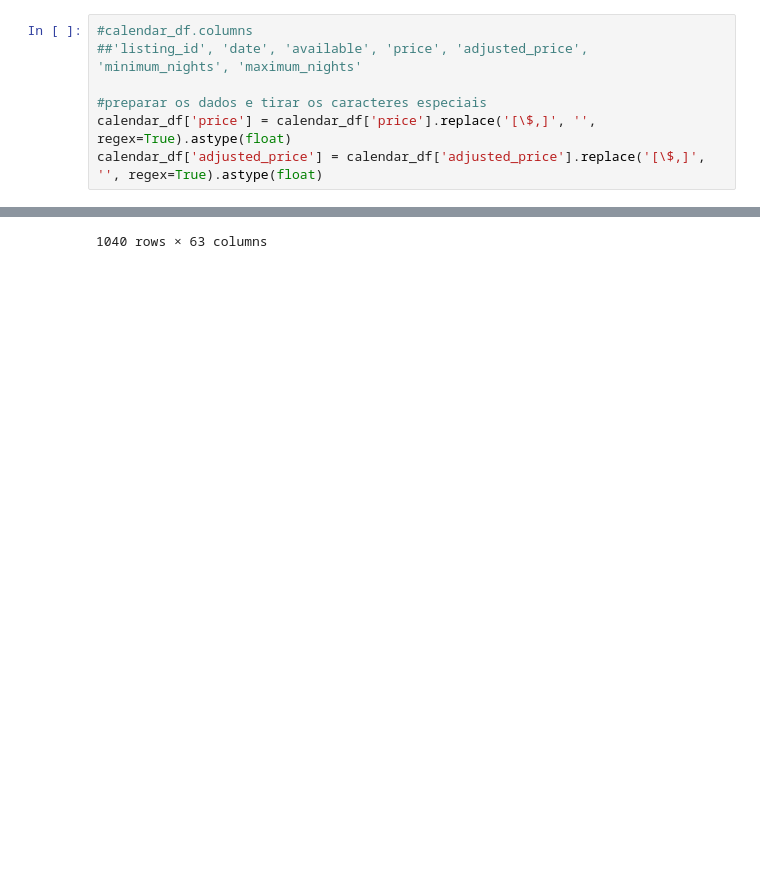
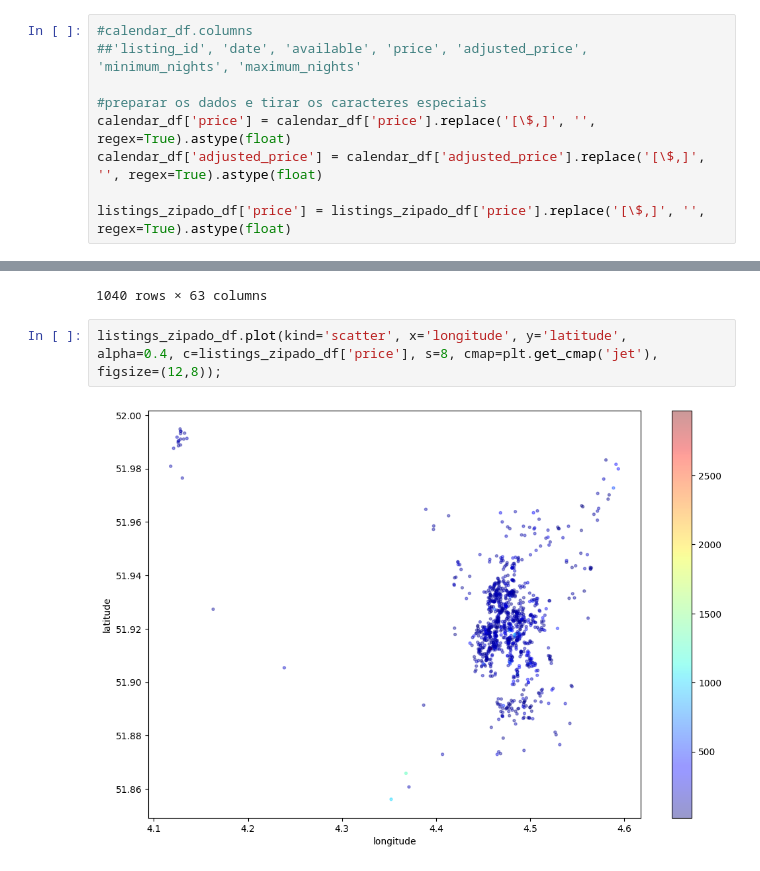
Before and after one commit to RafaelAndreRio/SAD_Trabalho_Final, a Jupyter notebook: Estudo_airbnb.ipynb, the cells around one changed output, grey strips where cells are left out. Drawn from its saved outputs; the diff is of its cells as text; blank space fills up the shorter version.

```diff
--- a/Estudo_airbnb.ipynb
+++ b/Estudo_airbnb.ipynb
@@ -19,6 +20,8 @@ listings_zipado_df=pd.read_csv('Ficheiros_airbnb_Rotterdam\listings zipado.csv')
 #preparar os dados e tirar os caracteres especiais
 calendar_df['price'] = calendar_df['price'].replace('[\$,]', '', regex=True).astype(float)
 calendar_df['adjusted_price'] = calendar_df['adjusted_price'].replace('[\$,]', '', regex=True).astype(float)
+
+listings_zipado_df['price'] = listings_zipado_df['price'].replace('[\$,]', '', regex=True).astype(float)
 # %% [markdown]
 Separar avaliação do 'name' do DataFram Listings
 # %%
@@ -199,3 +202,9 @@ listings_zipado_df
 | 1038 | 981654772511634105 | Cabin in Hoek van Holland · ★New ... | Ontdek het ultieme uitje in ons '... | 306305805 | 2019-11-02 | Rotterdam, Netherlands | NaN | NaN | ... |
 | 1039 | 981709353935149597 | Rental unit in Rotterdam · ★New ·... | Hierbij wil ik u op de hoogte bre... | 178561143 | 2018-03-15 | NaN | NaN | within an hour | ... |
 1040 rows × 63 columns
+# %%
+listings_zipado_df.plot(kind='scatter', x='longitude', y='latitude',
+alpha=0.4, c=listings_zipado_df['price'], s=8, cmap=plt.get_cmap('jet'),
+figsize=(12,8));
+# %% [output]
+[figure, added]
```
Also changed, not shown: parts of 2 cells of this notebook, 8 other files.
